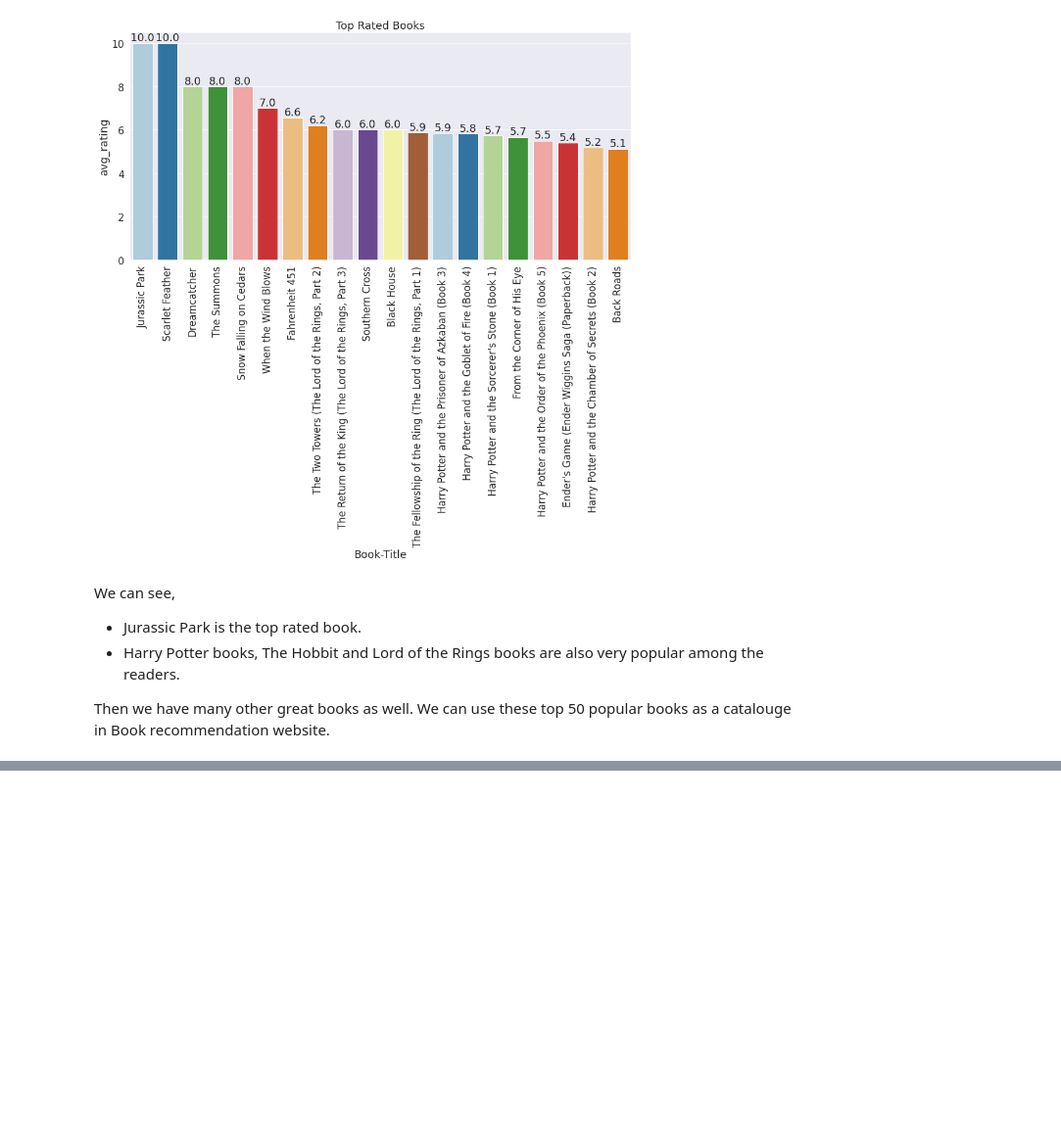
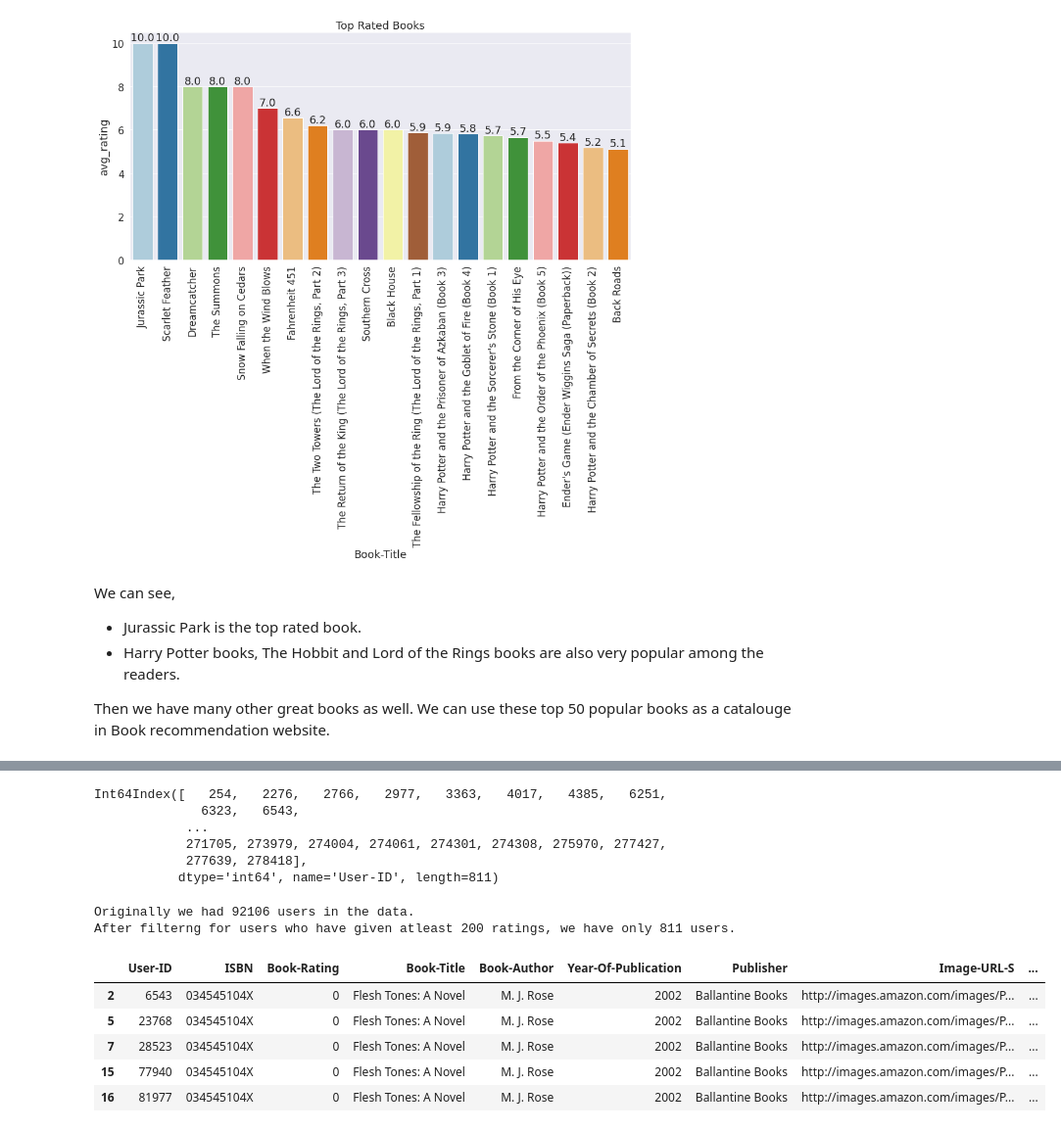
Before and after one commit to RanojoyBiswas/Book-Recommendation-System---Ranajay-Biswas, a Jupyter notebook: Book_Recommendation_System_Ranajay_Biswas.ipynb, the cells around one changed output, grey strips where cells are left out. Shown at 98% size. Cells and saved outputs as stored; diff of their text form; code cells hidden in the pictures; blank space fills up the shorter version.

```diff
--- a/Book_Recommendation_System_Ranajay_Biswas.ipynb
+++ b/Book_Recommendation_System_Ranajay_Biswas.ipynb
@@ -565,0 +669,32 @@ Then we have many other great books as well. We can use these top 50 popular boo
+# %%
+# users with more than 200 ratings
+x = book_ratings.groupby('User-ID').count()['Book-Rating']>200
+
+# extracting the index or in this case the user Ids
+users_to_consider = x[x].index
+users_to_consider
+# %% [output]
+Int64Index([   254,   2276,   2766,   2977,   3363,   4017,   4385,   6251,
+              6323,   6543,
+            ...
+            271705, 273979, 274004, 274061, 274301, 274308, 275970, 277427,
+            277639, 278418],
+           dtype='int64', name='User-ID', length=811)
+# %%
+print(f"Originally we had {book_ratings['User-ID'].nunique()} users in the data.")
+print(f"After filterng for users who have given atleast 200 ratings, we have only {len(users_to_consider)} users.")
+# %% [output]
+Originally we had 92106 users in the data.
+After filterng for users who have given atleast 200 ratings, we have only 811 users.
+# %%
+# matching the user_ids
+filtered_rating = book_ratings[book_ratings['User-ID'].isin(users_to_consider)]
+# %%
+filtered_rating.head()
+# %% [output]
+|  | User-ID | ISBN | Book-Rating | Book-Title | Book-Author | Year-Of-Publication | Publisher | Image-URL-S | ... |
+| 2 | 6543 | 034545104X | 0 | Flesh Tones: A Novel | M. J. Rose | 2002 | Ballantine Books | http://images.amazon.com/images/P... | ... |
+| 5 | 23768 | 034545104X | 0 | Flesh Tones: A Novel | M. J. Rose | 2002 | Ballantine Books | http://images.amazon.com/images/P... | ... |
+| 7 | 28523 | 034545104X | 0 | Flesh Tones: A Novel | M. J. Rose | 2002 | Ballantine Books | http://images.amazon.com/images/P... | ... |
+| 15 | 77940 | 034545104X | 0 | Flesh Tones: A Novel | M. J. Rose | 2002 | Ballantine Books | http://images.amazon.com/images/P... | ... |
+| 16 | 81977 | 034545104X | 0 | Flesh Tones: A Novel | M. J. Rose | 2002 | Ballantine Books | http://images.amazon.com/images/P... | ... |
```
Also changed, not shown: parts of 43 cells of this notebook.
